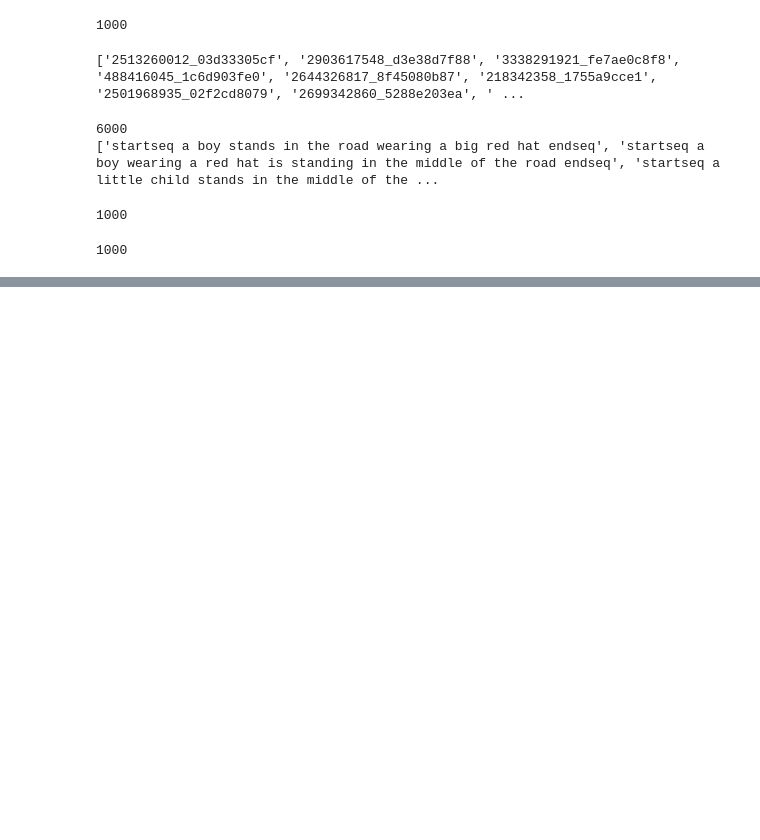
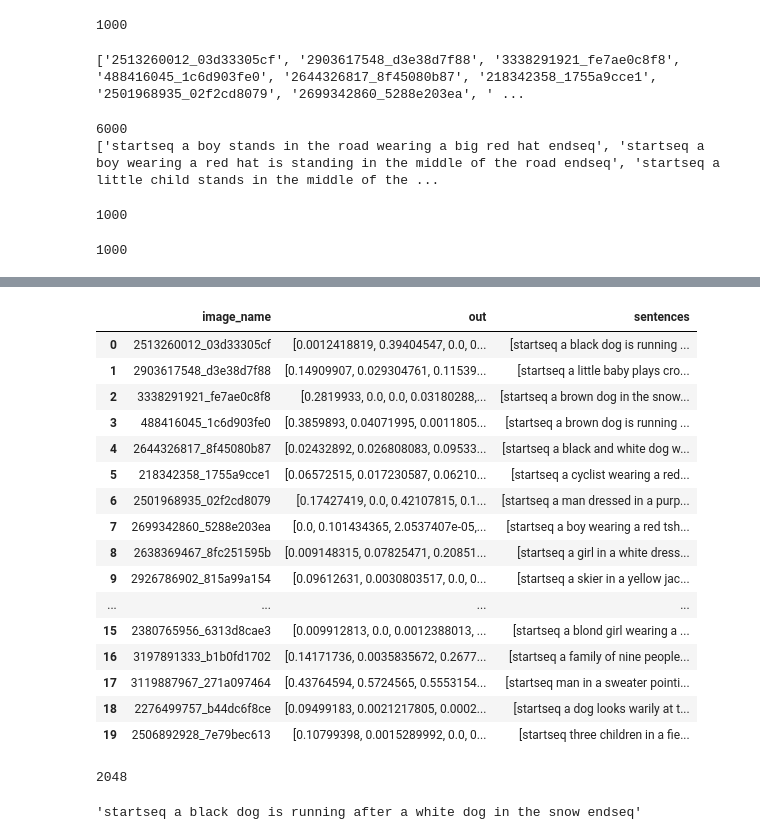
Before and after one commit to deeplearningexplore/ImageCaptioning, a Jupyter notebook: caption_generation.ipynb, the cells around one changed output, grey strips where cells are left out. Saved outputs shown, nothing was run; the diff lists cells and outputs as text; code cells hidden in the pictures; blank space fills up the shorter version.

```diff
--- a/caption_generation.ipynb
+++ b/caption_generation.ipynb
@@ -174,0 +198,22 @@ print(len(test_dataset))
+# %%
+
+def exception(filename):
+  # print(filename)
+  global count
+  filename = filename + ".jpg"
+  img = tf.keras.preprocessing.image.load_img("Flicker8k_Dataset/" + filename, target_size=(299,299))
+  # plt.imshow(img)
+  img = tf.keras.preprocessing.image.img_to_array(img)
+  img = np.expand_dims(img, axis=0)
+  img = tf.keras.applications.xception.preprocess_input(img)
+  # print("predicting for image: " + filename)
+  out = model_new.predict(img)
+  # print("converting to list")
+  out = list(np.squeeze(out))
+  if count%100 == 0:
+    print(count)
+  count+=1
+  return out
+# %%
+count = 0
+train_df["out"] = train_df["image_name"].apply(exception)
@@ -174,0 +244,2 @@ print(len(test_dataset))
+# %%
+train_df["sentences"] = train_df["image_name"].map(train_dataset)
@@ -174,0 +270,22 @@ print(len(test_dataset))
+# %%
+new_df = train_df[:20].copy()
+# %%
+new_df
+# %% [output]
+|  | image_name | out | sentences |
+| 0 | 2513260012_03d33305cf | [0.0012418819, 0.39404547, 0.0, 0... | [startseq a black dog is running ... |
+| 1 | 2903617548_d3e38d7f88 | [0.14909907, 0.029304761, 0.11539... | [startseq a little baby plays cro... |
+| 2 | 3338291921_fe7ae0c8f8 | [0.2819933, 0.0, 0.0, 0.03180288,... | [startseq a brown dog in the snow... |
+| 3 | 488416045_1c6d903fe0 | [0.3859893, 0.04071995, 0.0011805... | [startseq a brown dog is running ... |
+| 4 | 2644326817_8f45080b87 | [0.02432892, 0.026808083, 0.09533... | [startseq a black and white dog w... |
+| 5 | 218342358_1755a9cce1 | [0.06572515, 0.017230587, 0.06210... | [startseq a cyclist wearing a red... |
+| 6 | 2501968935_02f2cd8079 | [0.17427419, 0.0, 0.42107815, 0.1... | [startseq a man dressed in a purp... |
+| 7 | 2699342860_5288e203ea | [0.0, 0.101434365, 2.0537407e-05,... | [startseq a boy wearing a red tsh... |
+| 8 | 2638369467_8fc251595b | [0.009148315, 0.07825471, 0.20851... | [startseq a girl in a white dress... |
+| 9 | 2926786902_815a99a154 | [0.09612631, 0.0030803517, 0.0, 0... | [startseq a skier in a yellow jac... |
+| ... | ... | ... | ... |
+| 15 | 2380765956_6313d8cae3 | [0.009912813, 0.0, 0.0012388013, ... | [startseq a blond girl wearing a ... |
+| 16 | 3197891333_b1b0fd1702 | [0.14171736, 0.0035835672, 0.2677... | [startseq a family of nine people... |
+| 17 | 3119887967_271a097464 | [0.43764594, 0.5724565, 0.5553154... | [startseq man in a sweater pointi... |
+| 18 | 2276499757_b44dc6f8ce | [0.09499183, 0.0021217805, 0.0002... | [startseq a dog looks warily at t... |
+| 19 | 2506892928_7e79bec613 | [0.10799398, 0.0015289992, 0.0, 0... | [startseq three children in a fie... |
@@ -174,0 +301,8 @@ print(len(test_dataset))
+# %%
+len(unpickled_df.iloc[0]["out"])
+# %% [output]
+2048
+# %%
+unpickled_df.iloc[0]["sentences"]
+# %% [output]
+'startseq a black dog is running after a white dog in the snow endseq'
```
Also changed, not shown: parts of 16 cells of this notebook.
